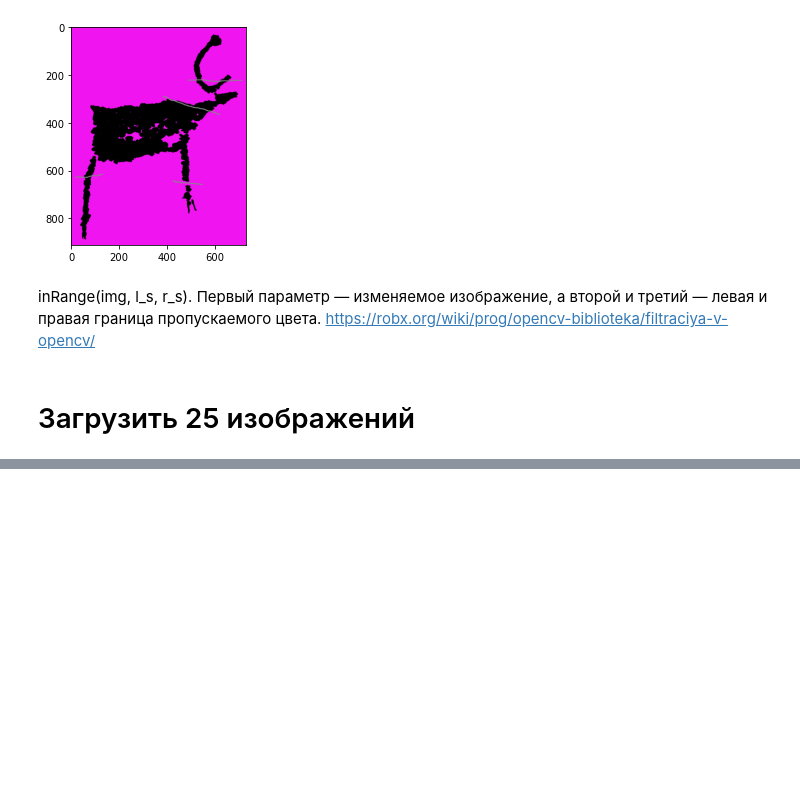
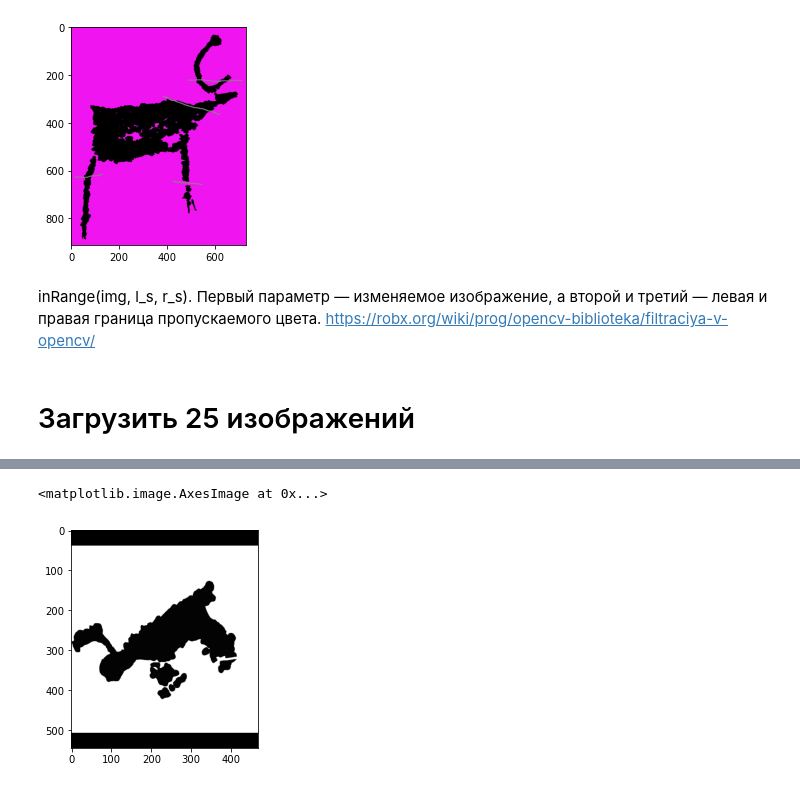
Before and after one commit to MarusyaS/petroglyphs, a Jupyter notebook: Image_adjustment.ipynb, the cells around one changed output, grey strips where cells are left out. Drawn from its saved outputs; the diff is of its cells as text; code cells hidden in the pictures; blank space fills up the shorter version.

```diff
--- a/Image_adjustment.ipynb
+++ b/Image_adjustment.ipynb
@@ -253,0 +378,19 @@ plot_faces(faces, 5)
+# %%
+def rotate(image):
+    # grab the dimensions of the image and calculate the center of the
+    # image
+    (h, w) = image.shape[:2]
+    (cX, cY) = (w // 2, h // 2)
+    # rotate our image by 45 degrees around the center of the image
+    M = cv2.getRotationMatrix2D((cX, cY), 90, 1.0)
+    rotated = cv2.warpAffine(image, M, (w, h))
+    return(rotated)
+import matplotlib.pyplot as plt
+import cv2
+originalImage = cv2.imread("/mnt/c/Users/Maria/Documents/DH/petroglyphs/images/cut_deers/2-27-7.png")
+#plt.imshow(originalImage)
+new= rotate(originalImage)
+plt.imshow(new)
+# %% [output]
+<matplotlib.image.AxesImage at 0x...>
+[figure, added]
```
Also changed, not shown: parts of 11 cells of this notebook.
